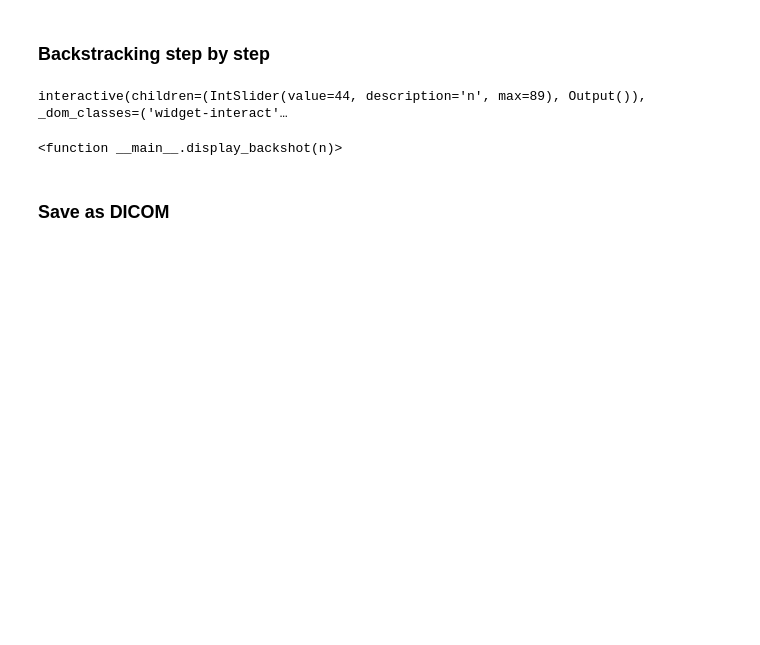
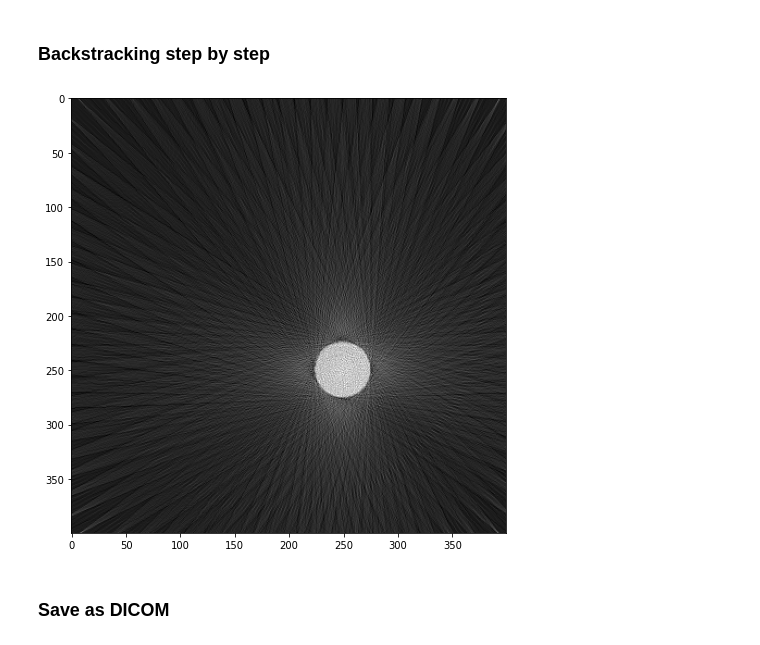
Before and after one commit to Drske/CT-Scanner_Simulation, a Jupyter notebook: main.ipynb, the cells around one changed output. Saved outputs shown, nothing was run; the diff lists cells and outputs as text; code cells hidden in the pictures; blank space fills up the shorter version.

```diff
--- a/main.ipynb
+++ b/main.ipynb
@@ -198,13 +208,16 @@ for i in range(len(sinogram)):
 ### Backstracking step by step
 # %%
 def display_backshot(n):
-    plt.imshow(backshots[n], cmap = 'gray')
+    plt.imshow(backshots[n-1], cmap = 'gray')
     plt.show()
 
-widgets.interact(display_backshot, n = (0, scans - 1, 1))
+if display_steps:
+    widgets.interact(display_backshot, n = (1, scans, 1))
+else:
+    plt.imshow(backshots[-1], cmap = 'gray')
+    plt.show()
 # %% [output]
-interactive(children=(IntSlider(value=44, description='n', max=89), Output()), _dom_classes=('widget-interact'…
-<function __main__.display_backshot(n)>
+[figure, added]
 # %% [markdown]
 ### Save as DICOM
 # %%
```
Also changed, not shown: parts of 7 cells of this notebook.
